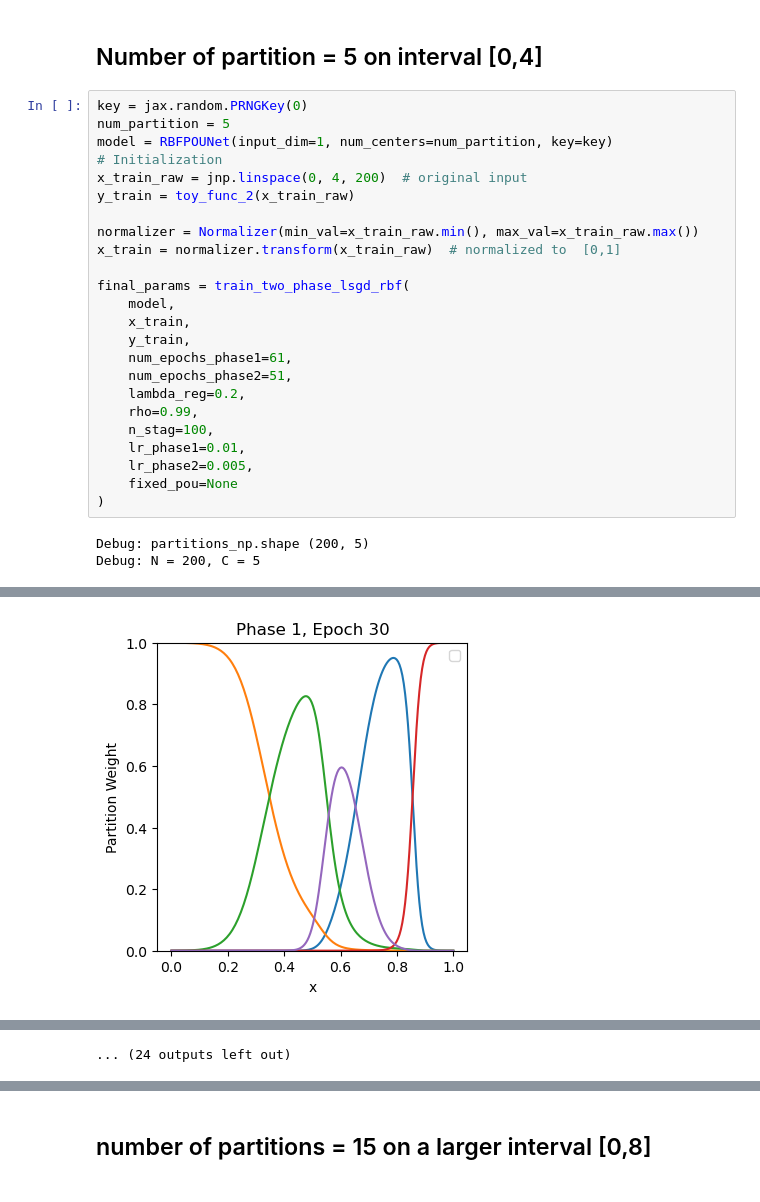
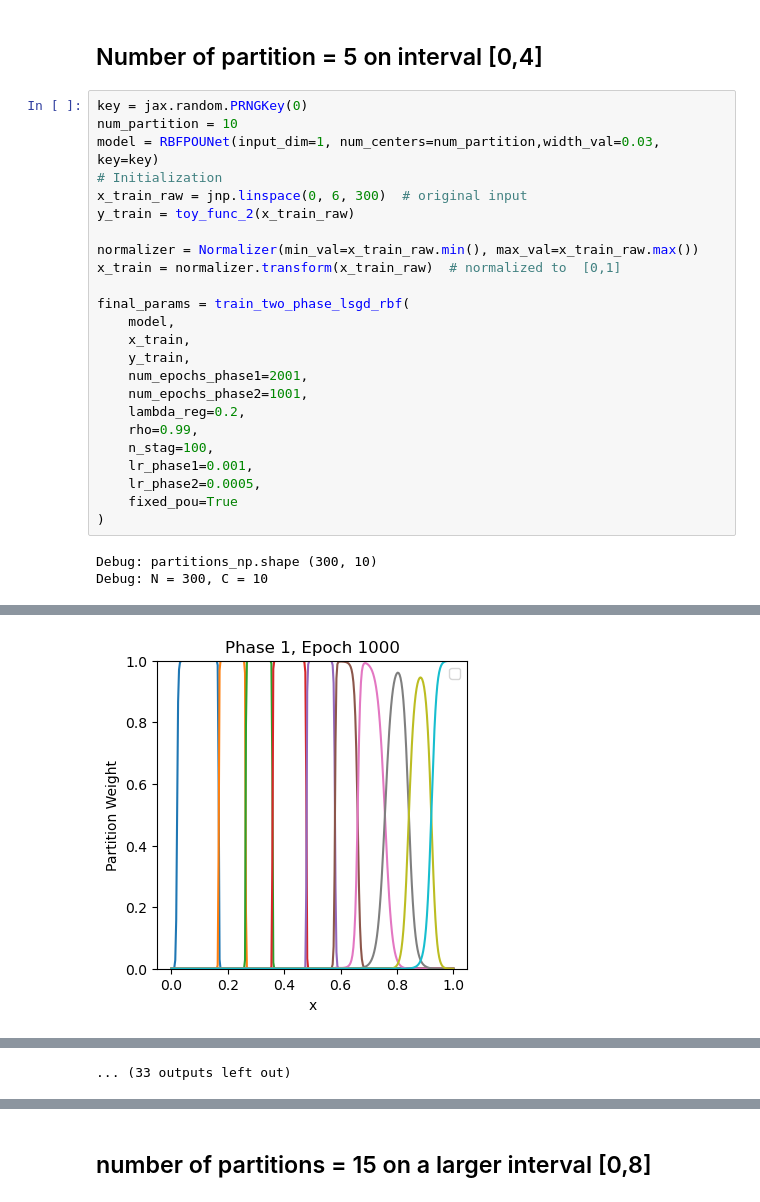
Before and after one commit to orangebowl/thesis_project, a Jupyter notebook: notebook/POU_predefined.ipynb, the cells around one changed output, grey strips where cells are left out. Saved outputs shown, nothing was run; the diff lists cells and outputs as text.

Commit message:
Debug

```diff
--- a/notebook/POU_predefined.ipynb
+++ b/notebook/POU_predefined.ipynb
@@ -33,10 +33,10 @@ plt.show()
 ## Number of partition = 5 on interval [0,4]
 # %%
 key = jax.random.PRNGKey(0)
-num_partition = 5
-model = RBFPOUNet(input_dim=1, num_centers=num_partition, key=key)
+num_partition = 10
+model = RBFPOUNet(input_dim=1, num_centers=num_partition,width_val=0.03, key=key)
 # Initialization
-x_train_raw = jnp.linspace(0, 4, 200)  # original input
+x_train_raw = jnp.linspace(0, 6, 300)  # original input
 y_train = toy_func_2(x_train_raw)
 
 normalizer = Normalizer(min_val=x_train_raw.min(), max_val=x_train_raw.max())
@@ -46,15 +46,15 @@ final_params = train_two_phase_lsgd_rbf(
     model,
     x_train,
     y_train,
-    num_epochs_phase1=61,
-    num_epochs_phase2=51,
+    num_epochs_phase1=2001,
+    num_epochs_phase2=1001,
     lambda_reg=0.2,
     rho=0.99,
     n_stag=100,
-    lr_phase1=0.01,
-    lr_phase2=0.005,
-    fixed_pou=None
+    lr_phase1=0.001,
+    lr_phase2=0.0005,
+    fixed_pou=True
 )
 # %% [output]
-Debug: partitions_np.shape (200, 5)
-Debug: N = 200, C = 5
+Debug: partitions_np.shape (300, 10)
+Debug: N = 300, C = 10
@@ -69 +166 @@ Phase 1, Epoch 20, Loss: 0.028243, λ: 0.200000
-[figure, old version]
+[figure, new version]
@@ -72,4 +167,4 @@ Phase 1, Epoch 30, Loss: 0.012424, λ: 0.200000
-... (24 outputs left out)
+... (33 outputs left out)
 # %%
 x_train = normalizer.transform(x_train_raw)
 
```
Also changed, not shown: parts of 3 cells of this notebook, 8 other files.
